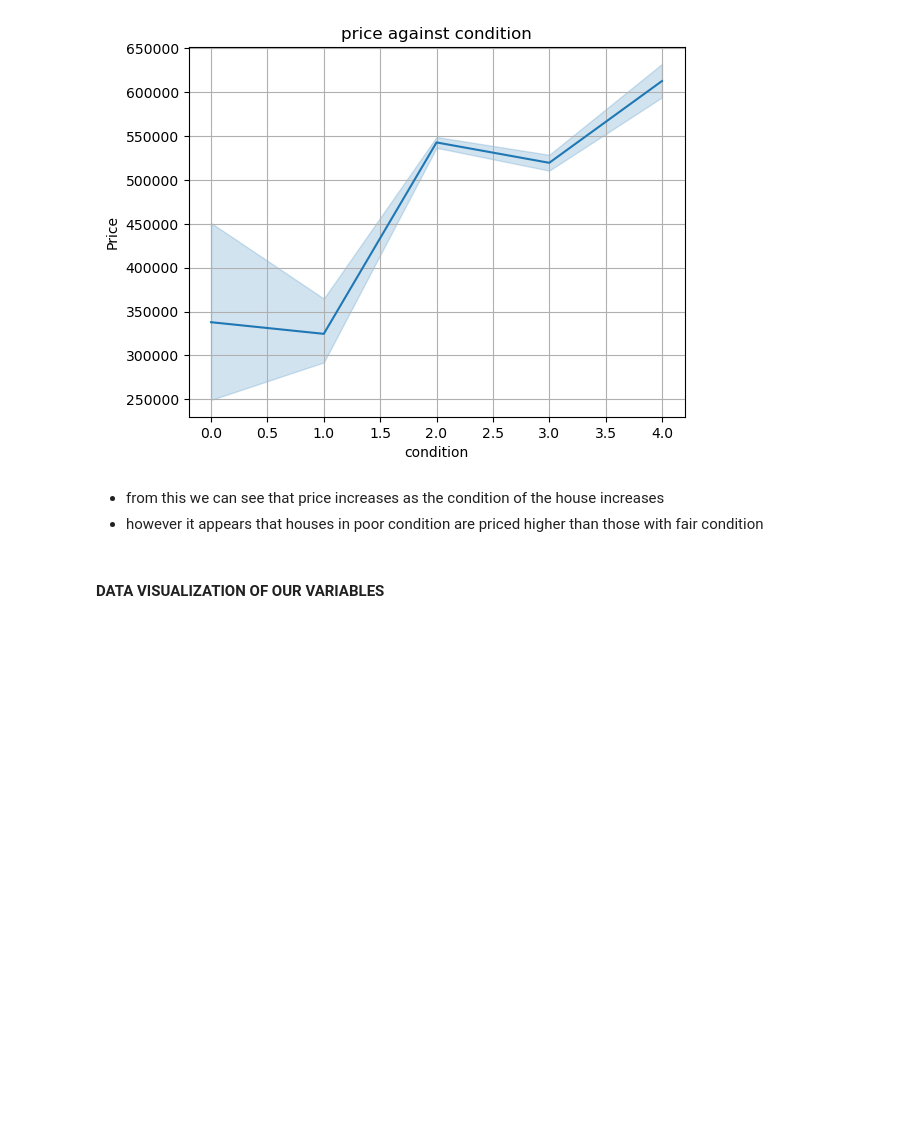
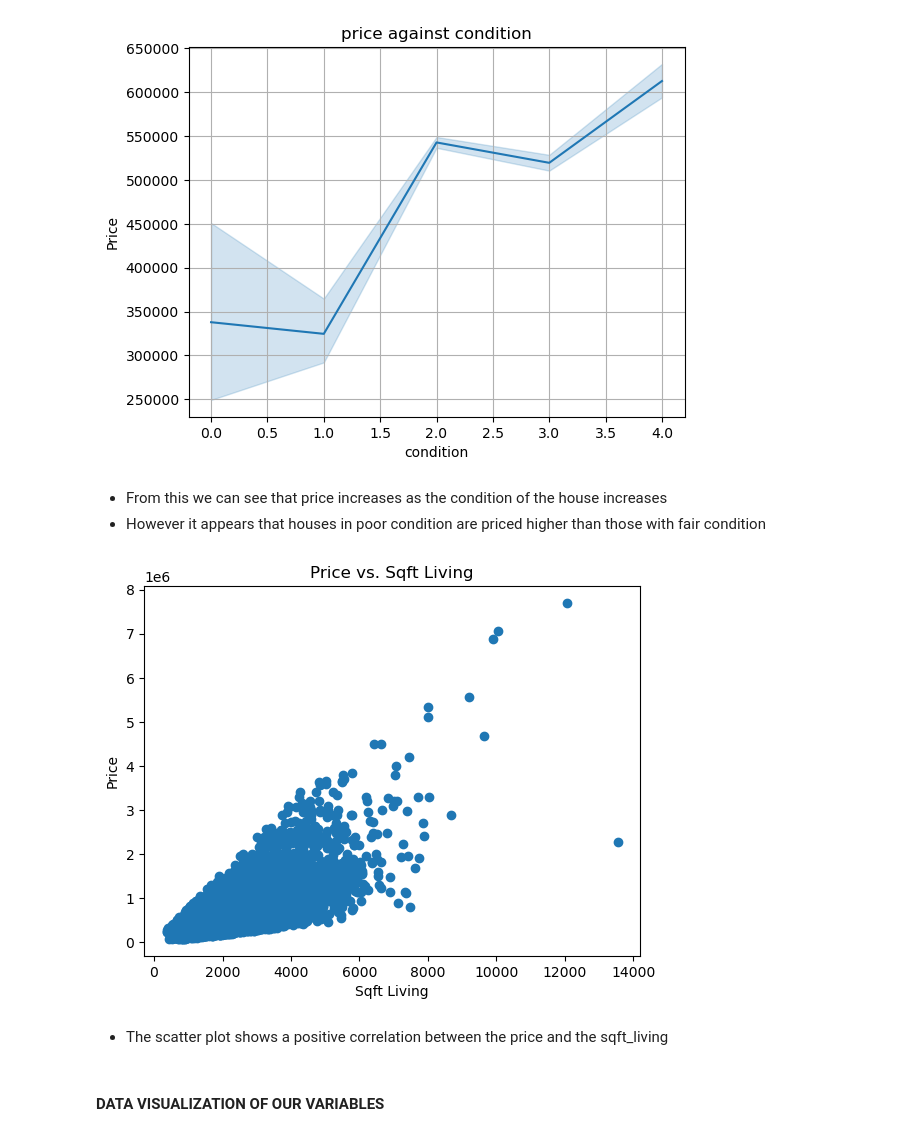
Before and after one commit to BKitainge/Phase_2_Project, a Jupyter notebook: Phase2Projectedit.ipynb, the cells around one changed output. Saved outputs shown, nothing was run; the diff lists cells and outputs as text; code cells hidden in the pictures; blank space fills up the shorter version.

```diff
--- a/Phase2Projectedit.ipynb
+++ b/Phase2Projectedit.ipynb
@@ -403,8 +405,19 @@ plt.show()
 # %% [output]
 [figure]
 # %% [markdown]
-* from this we can see that price increases as the condition of the house increases
-* however it appears that houses in poor condition are priced higher than those with fair condition
+* From this we can see that price increases as the condition of the house increases
+* However it appears that houses in poor condition are priced higher than those with fair condition
+# %%
+# scatter plot of price vs sqft_living
+plt.scatter(df['sqft_living'], df['price'])
+plt.title('Price vs. Sqft Living')
+plt.xlabel('Sqft Living')
+plt.ylabel('Price')
+plt.show()
+# %% [output]
+[figure, added]
+# %% [markdown]
+*  The scatter plot shows a positive correlation between the price and the sqft_living
 # %% [markdown]
 #### DATA VISUALIZATION OF OUR VARIABLES
 # %%
```
Also changed, not shown: parts of 1 cell of this notebook, 1 other file.
